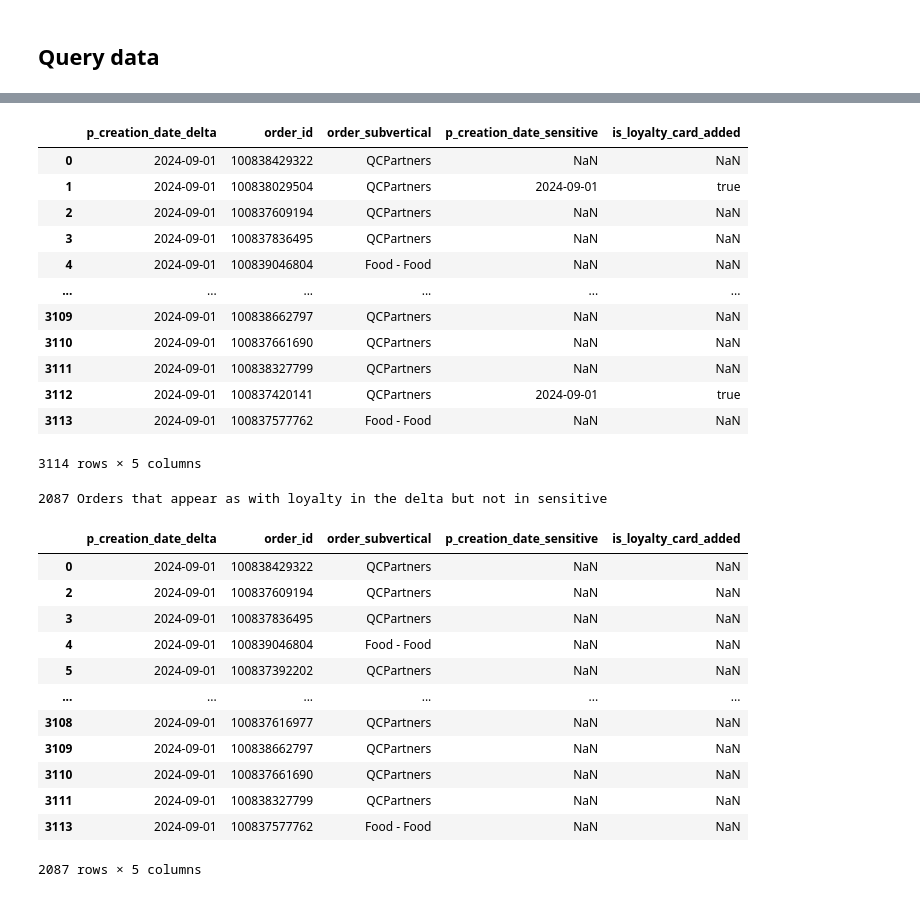
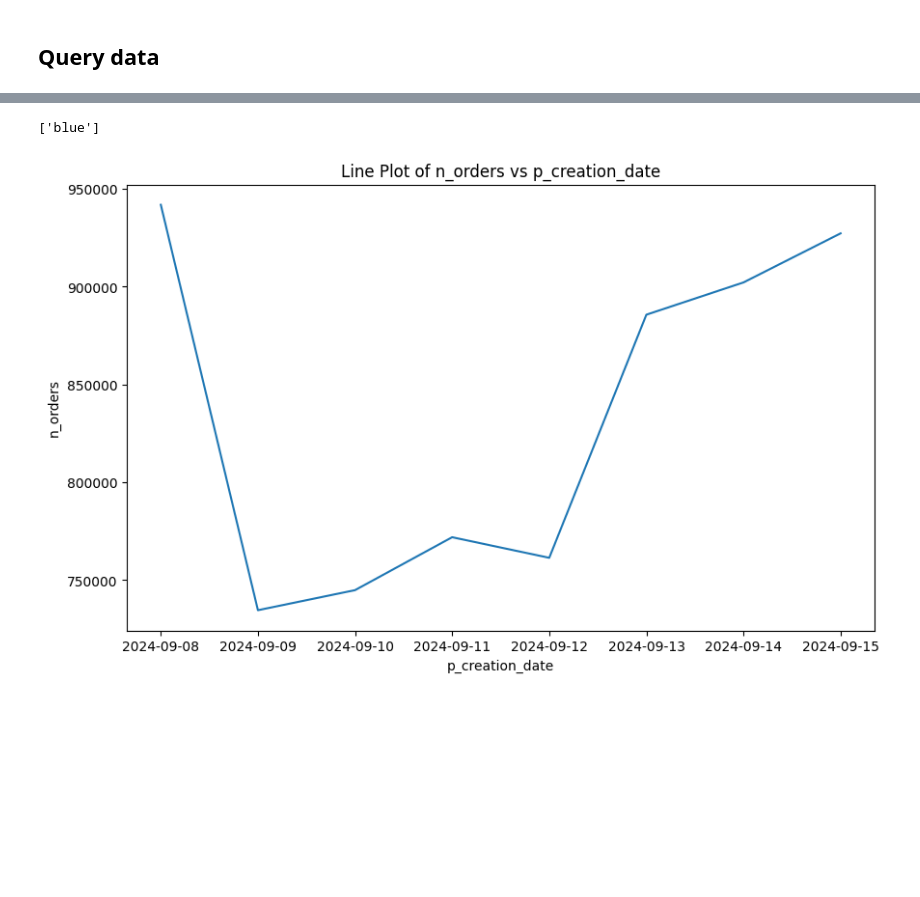
Before and after one commit to JordiCremades4444/central-node, a Jupyter notebook: notebooks/986_2024_9_16_vizualization_lab/vizualization_lab.ipynb, the cells around one changed output, grey strips where cells are left out. Cells and saved outputs as stored; diff of their text form; code cells hidden in the pictures; blank space fills up the shorter version.

```diff
--- a/notebooks/986_2024_9_16_vizualization_lab/vizualization_lab.ipynb
+++ b/notebooks/986_2024_9_16_vizualization_lab/vizualization_lab.ipynb
@@ -206,43 +38,11 @@ delta.describe()
-# %%
-# merged
-tmp = pd.merge(delta,sensitive, on='order_id', how='left', suffixes=('_delta','_sensitive'))
-tmp
-# %% [output]
-|  | p_creation_date_delta | order_id | order_subvertical | p_creation_date_sensitive | is_loyalty_card_added |
-| 0 | 2024-09-01 | 100838429322 | QCPartners | NaN | NaN |
-| 1 | 2024-09-01 | 100838029504 | QCPartners | 2024-09-01 | true |
-| 2 | 2024-09-01 | 100837609194 | QCPartners | NaN | NaN |
-| 3 | 2024-09-01 | 100837836495 | QCPartners | NaN | NaN |
-| 4 | 2024-09-01 | 100839046804 | Food - Food | NaN | NaN |
-| ... | ... | ... | ... | ... | ... |
-| 3109 | 2024-09-01 | 100838662797 | QCPartners | NaN | NaN |
-| 3110 | 2024-09-01 | 100837661690 | QCPartners | NaN | NaN |
-| 3111 | 2024-09-01 | 100838327799 | QCPartners | NaN | NaN |
-| 3112 | 2024-09-01 | 100837420141 | QCPartners | 2024-09-01 | true |
-| 3113 | 2024-09-01 | 100837577762 | Food - Food | NaN | NaN |
-3114 rows × 5 columns
-# %%
-# keep only the ones that were not found
-cond = tmp['p_creation_date_sensitive'].isnull()
-
-print(tmp['order_id'][cond].nunique(), 'Orders that appear as with loyalty in the delta but not in sensitive')
-# %% [output]
-2087 Orders that appear as with loyalty in the delta but not in sensitive
-# %%
-# all these orders do not appear in the custom event with loyalty card added. They appear as order_id, but the field
-# of loyalty card added does not.
-tmp[cond]
-# %% [output]
-|  | p_creation_date_delta | order_id | order_subvertical | p_creation_date_sensitive | is_loyalty_card_added |
-| 0 | 2024-09-01 | 100838429322 | QCPartners | NaN | NaN |
-| 2 | 2024-09-01 | 100837609194 | QCPartners | NaN | NaN |
-| 3 | 2024-09-01 | 100837836495 | QCPartners | NaN | NaN |
-| 4 | 2024-09-01 | 100839046804 | Food - Food | NaN | NaN |
-| 5 | 2024-09-01 | 100837392202 | QCPartners | NaN | NaN |
-| ... | ... | ... | ... | ... | ... |
-| 3108 | 2024-09-01 | 100837616977 | QCPartners | NaN | NaN |
-| 3109 | 2024-09-01 | 100838662797 | QCPartners | NaN | NaN |
-| 3110 | 2024-09-01 | 100837661690 | QCPartners | NaN | NaN |
-| 3111 | 2024-09-01 | 100838327799 | QCPartners | NaN | NaN |
-| 3113 | 2024-09-01 | 100837577762 | Food - Food | NaN | NaN |
-2087 rows × 5 columns
+# %%
+v = dataframe_visualizer.DataFrameVisualizer(df)
+
+X_COLUMN = 'p_creation_date'
+y_COLUMN = 'n_orders'
+COLOR = 'blue'
+
+v.one_variable_lineplot(X_COLUMN, y_COLUMN, color=COLOR)
+# %% [output]
+['blue']
+[figure, added]
```
Also changed, not shown: parts of 18 cells of this notebook.
